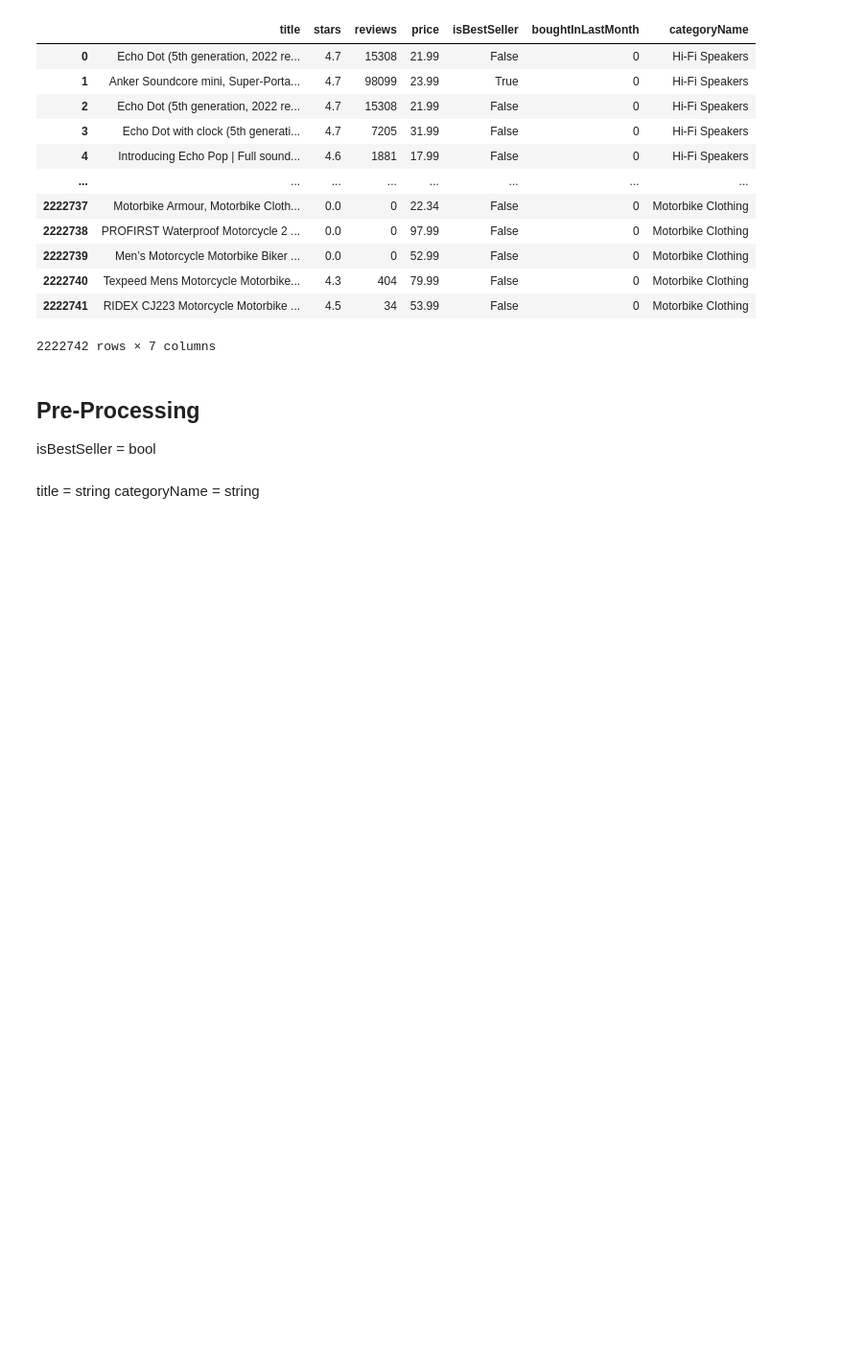
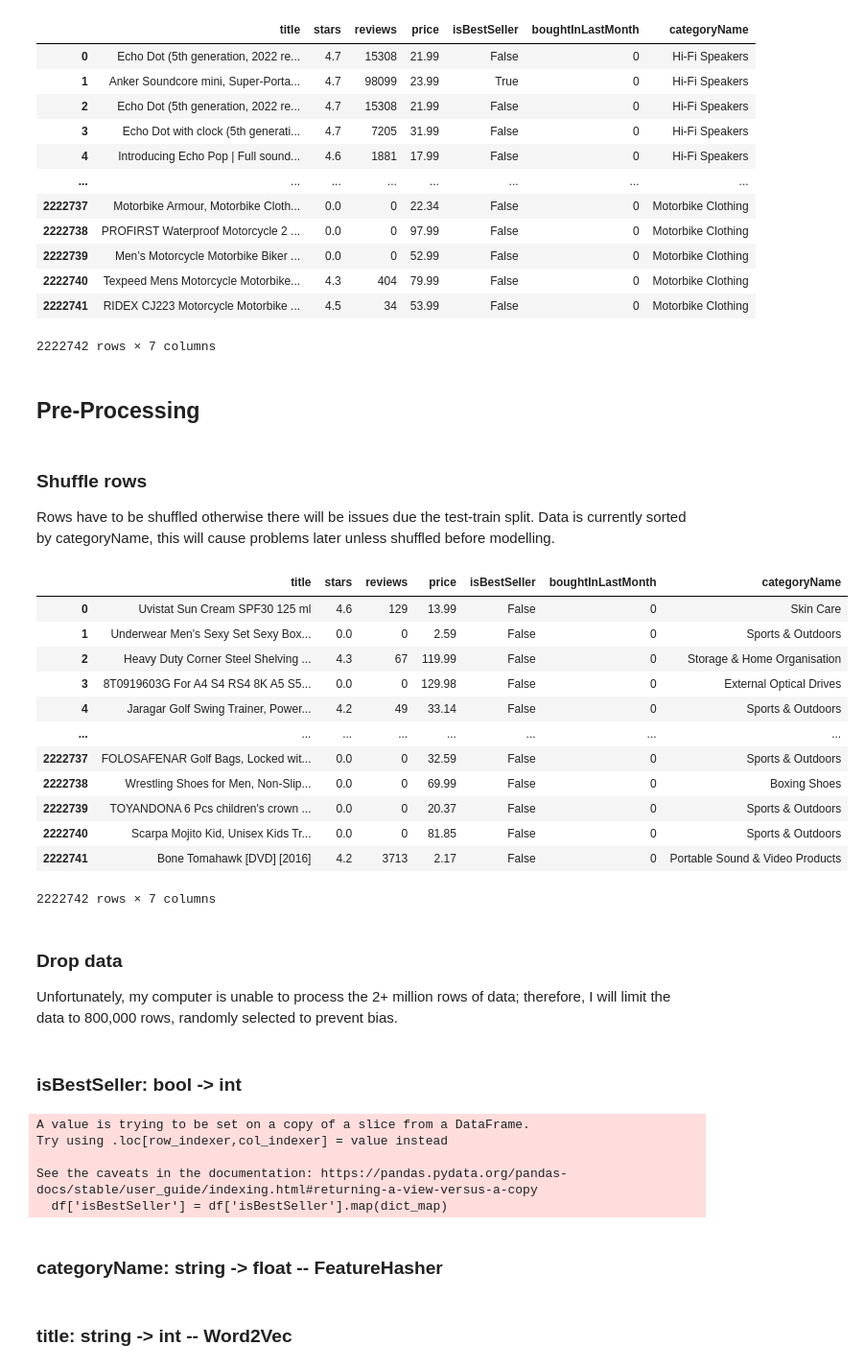
Before and after one commit to kieranthakkar/amazonOptimiser, a Jupyter notebook: project.ipynb, the cells around one changed output. Shown: that part at 96% size. Cells and saved outputs as stored; diff of their text form; code cells hidden in the pictures; blank space fills up the shorter version.

Commit message:
Word2Vec complete. Data split. LinearRegression.

```diff
--- a/project.ipynb
+++ b/project.ipynb
@@ -22,7 +22,29 @@ df
 2222742 rows × 7 columns
 # %% [markdown]
 ## Pre-Processing
-isBestSeller = bool
-# %% [markdown]
-title = string
-categoryName = string
+# %% [markdown]
+### Shuffle rows
+Rows have to be shuffled otherwise there will be issues due the test-train split. Data is currently sorted by categoryName, this will cause problems later unless shuffled before modelling.
+# %%
+index_array = np.arange(len(df))
+np.random.shuffle(index_array)
+
+df = df.iloc[index_array].reset_index(drop=True)
+df
+# %% [output]
+|  | title | stars | reviews | price | isBestSeller | boughtInLastMonth | categoryName |
+| 0 | Uvistat Sun Cream SPF30 125 ml | 4.6 | 129 | 13.99 | False | 0 | Skin Care |
+| 1 | Underwear Men's Sexy Set Sexy Box... | 0.0 | 0 | 2.59 | False | 0 | Sports & Outdoors |
+| 2 | Heavy Duty Corner Steel Shelving ... | 4.3 | 67 | 119.99 | False | 0 | Storage & Home Organisation |
+| 3 | 8T0919603G For A4 S4 RS4 8K A5 S5... | 0.0 | 0 | 129.98 | False | 0 | External Optical Drives |
+| 4 | Jaragar Golf Swing Trainer, Power... | 4.2 | 49 | 33.14 | False | 0 | Sports & Outdoors |
+| ... | ... | ... | ... | ... | ... | ... | ... |
+| 2222737 | FOLOSAFENAR Golf Bags, Locked wit... | 0.0 | 0 | 32.59 | False | 0 | Sports & Outdoors |
+| 2222738 | Wrestling Shoes for Men, Non-Slip... | 0.0 | 0 | 69.99 | False | 0 | Boxing Shoes |
+| 2222739 | TOYANDONA 6 Pcs children's crown ... | 0.0 | 0 | 20.37 | False | 0 | Sports & Outdoors |
+| 2222740 | Scarpa Mojito Kid, Unisex Kids Tr... | 0.0 | 0 | 81.85 | False | 0 | Sports & Outdoors |
+| 2222741 | Bone Tomahawk [DVD] [2016] | 4.2 | 3713 | 2.17 | False | 0 | Portable Sound & Video Products |
+2222742 rows × 7 columns
+# %% [markdown]
+### Drop data
+Unfortunately, my computer is unable to process the 2+ million rows of data; therefore, I will limit the data to 800,000 rows, randomly selected to prevent bias.
@@ -28,0 +53,13 @@ categoryName = string
+# %% [markdown]
+### isBestSeller: bool -> int
+# %%
+dict_map = {True: 1, False: 0}
+df['isBestSeller'] = df['isBestSeller'].map(dict_map)
+# %% [output]
+A value is trying to be set on a copy of a slice from a DataFrame.
+Try using .loc[row_indexer,col_indexer] = value instead
+
+See the caveats in the documentation: https://pandas.pydata.org/pandas-docs/stable/user_guide/indexing.html#returning-a-view-versus-a-copy
+  df['isBestSeller'] = df['isBestSeller'].map(dict_map)
+# %% [markdown]
+### categoryName: string -> float  -- FeatureHasher
@@ -28,0 +87,2 @@ categoryName = string
+# %% [markdown]
+### title: string -> int -- Word2Vec
```
Also changed, not shown: parts of 18 cells of this notebook.
